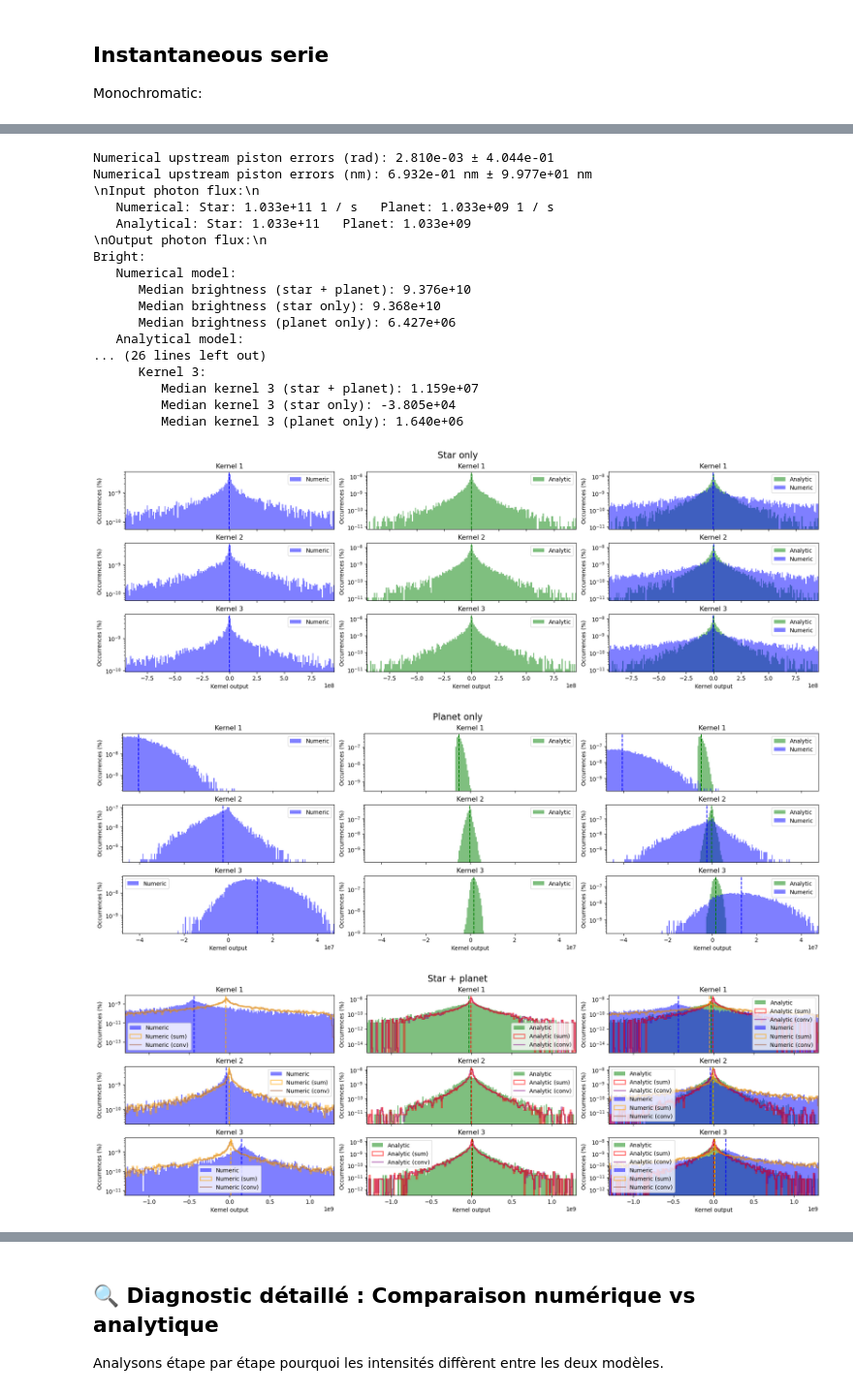
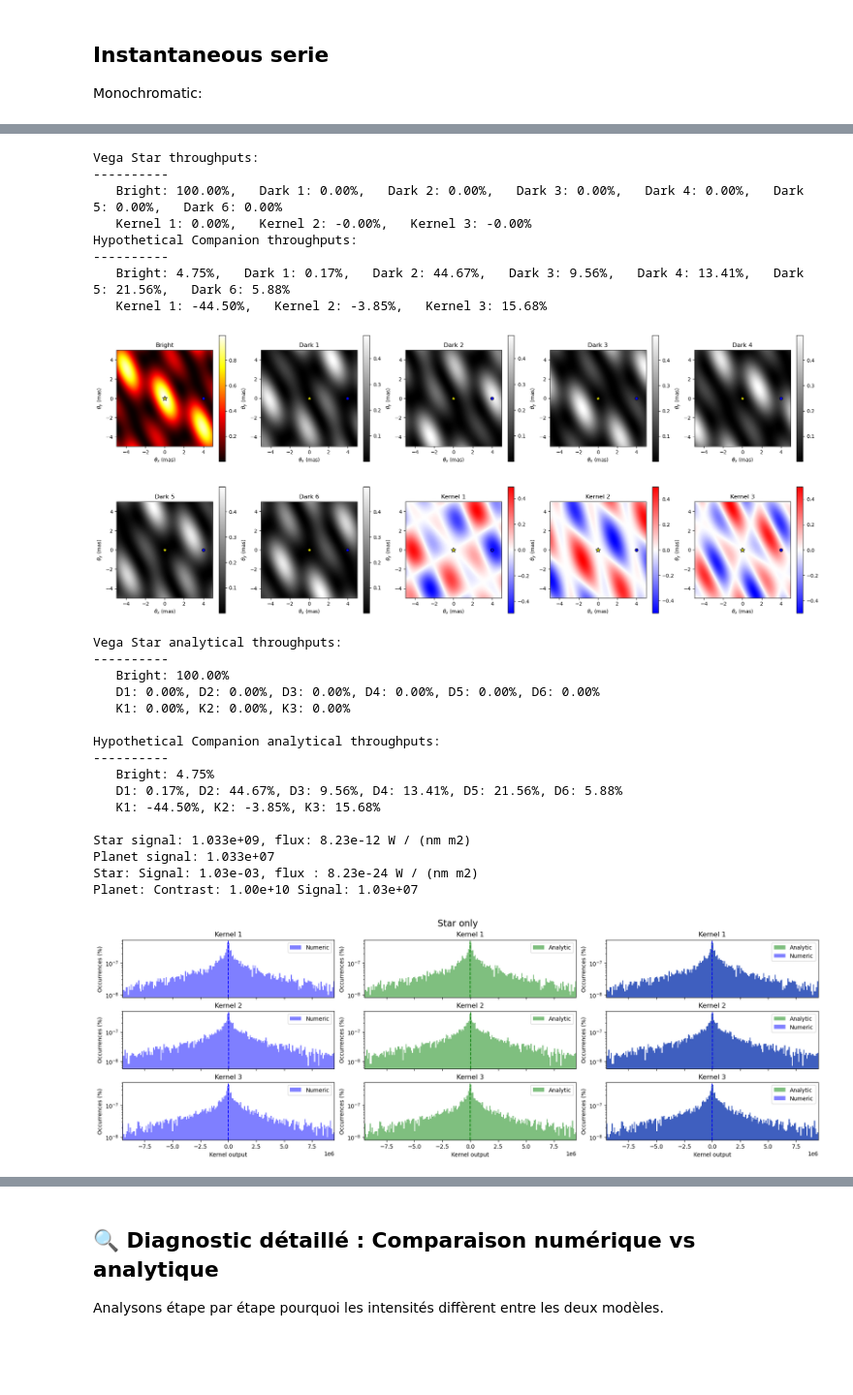
Before and after one commit to VForiel/Thesis, a Jupyter notebook: numerical_simulation.ipynb, the cells around one changed output, grey strips where cells are left out. Shown at 97% size. Saved outputs shown, nothing was run; the diff lists cells and outputs as text; code cells hidden in the pictures; blank space fills up the shorter version.

Commit message:
fixed models consistency issues

```diff
--- a/numerical_simulation.ipynb
+++ b/numerical_simulation.ipynb
@@ -522,7 +487,14 @@ ctx.Γ = 100 * u.nm
 ctx.interferometer.camera.ideal = True
 
 ctx.monochromatic = True
-ctx.interferometer.Δλ = 0.01 * u.um
+ctx.interferometer.Δλ = 1 * u.nm
+
+ctx.plot_transmission_maps(N=100)
+ctx.plot_analytical_transmission_maps(N=100)
+
+star_signal = np.sum(ctx.pf) * ctx.interferometer.camera.e
+print(f"Star signal: {star_signal:.3e}, flux: {ctx.target.f:.2e}")
+print(f"Planet signal: {star_signal * ctx.target.companions[0].c:.3e}")
 
 _ = analysis.data_representations.instant_distribution(ctx, n=10_000, r=1, figsize=(18,6), log=True, density=True, sync_plots=True)
 # %% [output]
@@ -529,20 +502,26 @@ _ = analysis.data_representations.instant_distribution(ctx, n=10_000, r=1, figsi
-Numerical upstream piston errors (rad): 2.810e-03 ± 4.044e-01
-Numerical upstream piston errors (nm): 6.932e-01 nm ± 9.977e+01 nm
-\nInput photon flux:\n
-   Numerical: Star: 1.033e+11 1 / s   Planet: 1.033e+09 1 / s
-   Analytical: Star: 1.033e+11   Planet: 1.033e+09
-\nOutput photon flux:\n
-Bright:
-   Numerical model:
-      Median brightness (star + planet): 9.376e+10
-      Median brightness (star only): 9.368e+10
-      Median brightness (planet only): 6.427e+06
-   Analytical model:
-... (26 lines left out)
-      Kernel 3:
-         Median kernel 3 (star + planet): 1.159e+07
-         Median kernel 3 (star only): -3.805e+04
-         Median kernel 3 (planet only): 1.640e+06
+Vega Star throughputs:
+----------
+   Bright: 100.00%,   Dark 1: 0.00%,   Dark 2: 0.00%,   Dark 3: 0.00%,   Dark 4: 0.00%,   Dark 5: 0.00%,   Dark 6: 0.00%
+   Kernel 1: 0.00%,   Kernel 2: -0.00%,   Kernel 3: -0.00%
+Hypothetical Companion throughputs:
+----------
+   Bright: 4.75%,   Dark 1: 0.17%,   Dark 2: 44.67%,   Dark 3: 9.56%,   Dark 4: 13.41%,   Dark 5: 21.56%,   Dark 6: 5.88%
+   Kernel 1: -44.50%,   Kernel 2: -3.85%,   Kernel 3: 15.68%
-[figure, old version]
-[figure, old version]
+[figure, new version]
+Vega Star analytical throughputs:
+----------
+   Bright: 100.00%
+   D1: 0.00%, D2: 0.00%, D3: 0.00%, D4: 0.00%, D5: 0.00%, D6: 0.00%
+   K1: 0.00%, K2: 0.00%, K3: 0.00%
+
+Hypothetical Companion analytical throughputs:
+----------
+   Bright: 4.75%
+   D1: 0.17%, D2: 44.67%, D3: 9.56%, D4: 13.41%, D5: 21.56%, D6: 5.88%
+   K1: -44.50%, K2: -3.85%, K3: 15.68%
+
+Star signal: 1.033e+09, flux: 8.23e-12 W / (nm m2)
+Planet signal: 1.033e+07
+Star: Signal: 1.03e-03, flux : 8.23e-24 W / (nm m2)
+Planet: Contrast: 1.00e+10 Signal: 1.03e+07
-[figure, old version]
+[figure, new version]
```
Also changed, not shown: parts of 16 cells of this notebook, 20 other files.
